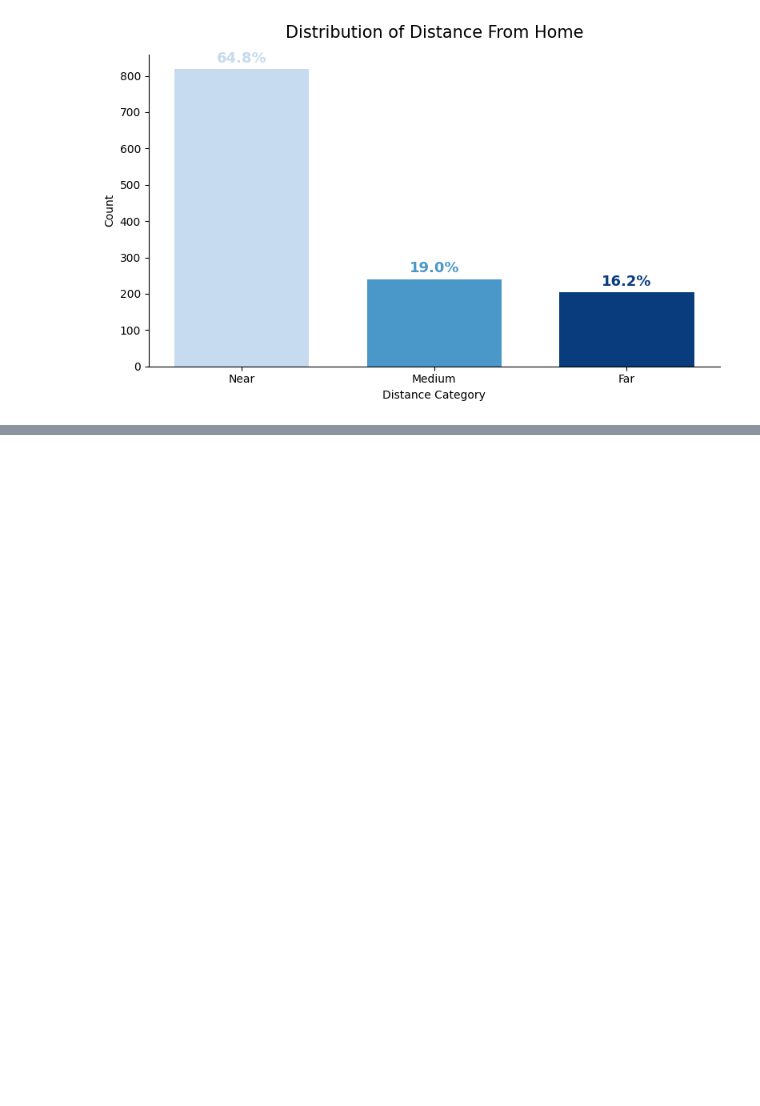
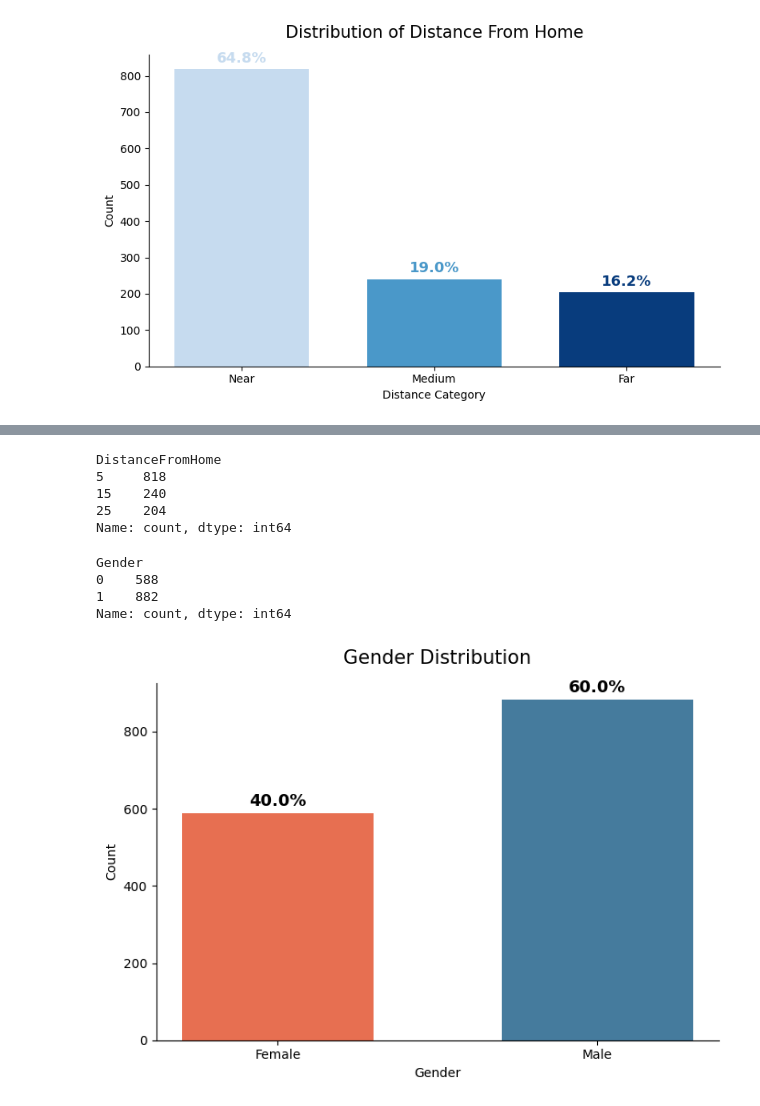
Before and after one commit to nawarfathi/HR, a Jupyter notebook: WA_fn.ipynb, the cells around one changed output, grey strips where cells are left out. Cells and saved outputs as stored; diff of their text form; code cells hidden in the pictures; blank space fills up the shorter version.

```diff
--- a/WA_fn.ipynb
+++ b/WA_fn.ipynb
@@ -506,0 +706,3 @@ plt.show()
+# %%
+df['Education'] = df['Education'].cat.codes + 1
+df['DistanceFromHome'] = df['DistanceFromHome'].map({'Near': 5, 'Medium': 15, 'Far': 25})
@@ -506,0 +739,66 @@ plt.show()
+# %%
+df['DistanceFromHome'].value_counts().sort_index()
+# %% [output]
+DistanceFromHome
+5     818
+15    240
+25    204
+Name: count, dtype: int64
+# %%
+df['Gender'].value_counts().sort_index()
+# %% [output]
+Gender
+0    588
+1    882
+Name: count, dtype: int64
+# %%
+import matplotlib.pyplot as plt
+
+gender_counts = df['Gender'].value_counts().sort_index()
+
+
+labels = ['Female', 'Male']
+
+percentages = gender_counts / gender_counts.sum() * 100
+
+colors = ['#e76f51', '#457b9d']
+
+fig, ax = plt.subplots(figsize=(7,5))
+
+bars = ax.bar(
+    labels,
+    gender_counts.values,
+    color=colors,
+    width=0.6
+)
+
+
+for bar, pct in zip(bars, percentages):
+
+    ax.text(
+        bar.get_x() + bar.get_width()/2,
+        bar.get_height() + 10,
+        f'{pct:.1f}%',
+        ha='center',
+        va='bottom',
+        fontsize=13,
+        fontweight='bold'
+    )
+
+ax.set_title(
+    'Gender Distribution',
+    fontsize=15,
+    pad=15
+)
+
+ax.set_xlabel('Gender')
+ax.set_ylabel('Count')ی
+ax.spines['top'].set_visible(False)
+ax.spines['right'].set_visible(False)
+
+ax.grid(False)
+
+plt.tight_layout()
+plt.show()
+# %% [output]
+[figure, added]
```
Also changed, not shown: parts of 12 cells of this notebook, 1 other file.
